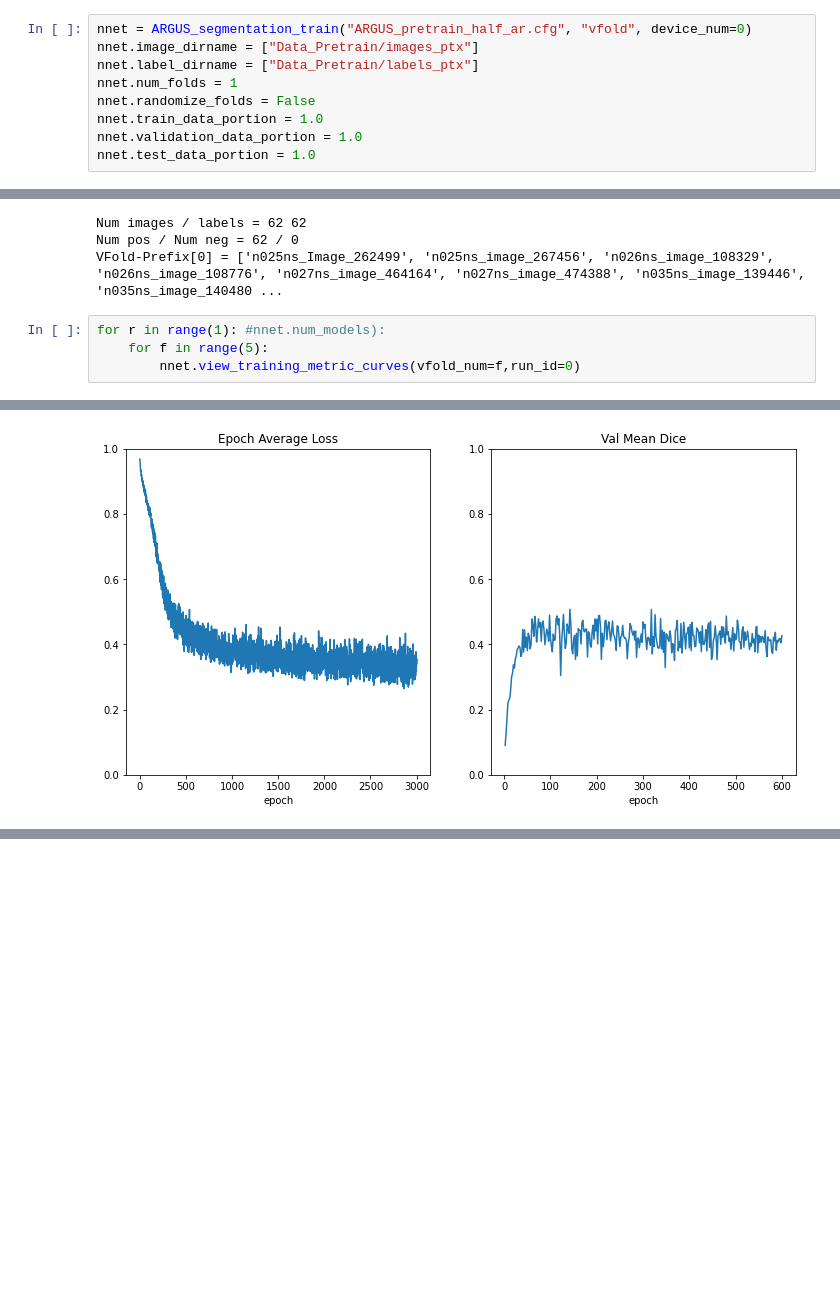
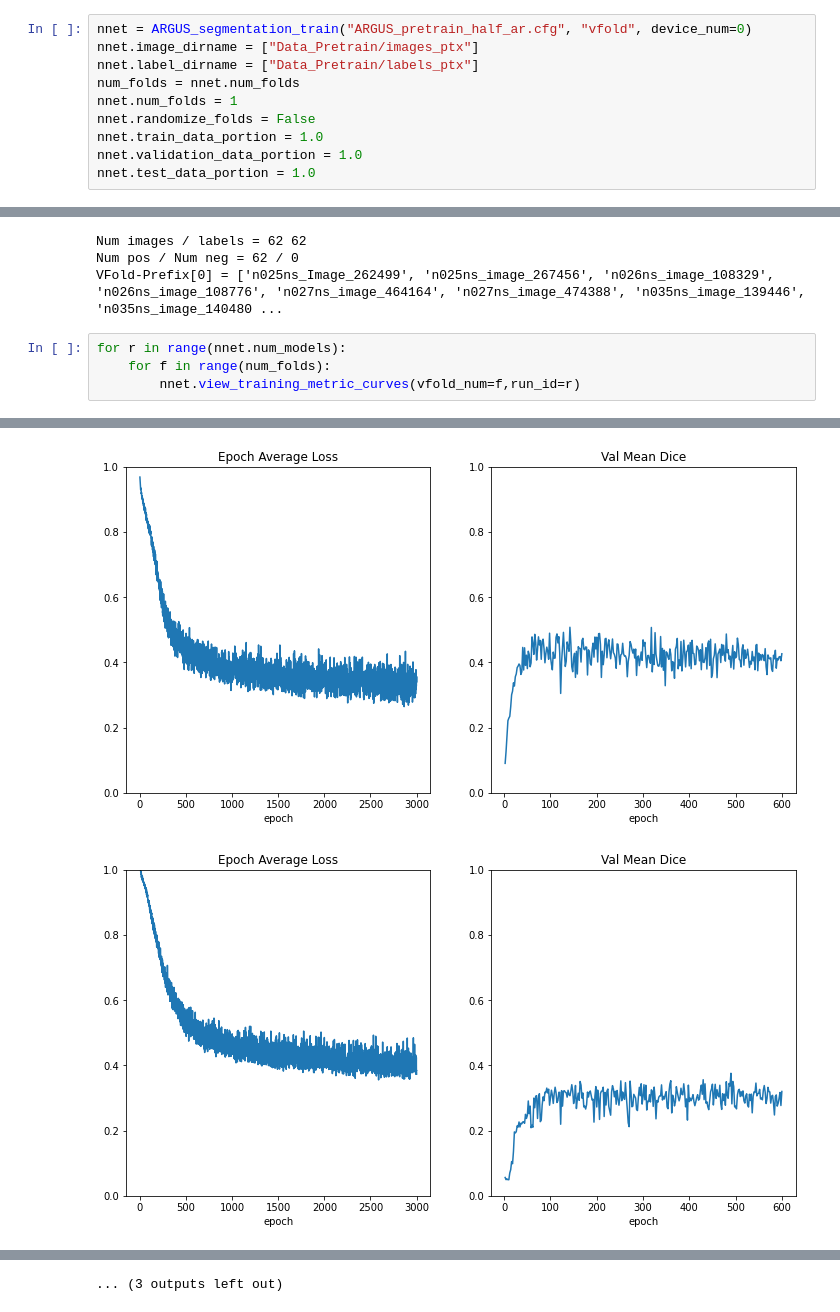
Before and after one commit to KitwareMedical/itkARGUS-DARPA-POCUS_AI-Archive, a Jupyter notebook: Pretrain/ARGUS_pretrain_half_select_vfold-Experiment.ipynb, the cells around one changed output, grey strips where cells are left out. Cells and saved outputs as stored; diff of their text form; blank space fills up the shorter version.

```diff
--- a/Pretrain/ARGUS_pretrain_half_select_vfold-Experiment.ipynb
+++ b/Pretrain/ARGUS_pretrain_half_select_vfold-Experiment.ipynb
@@ -7,6 +7,7 @@ from ARGUS_segmentation_train import ARGUS_segmentation_train
 nnet = ARGUS_segmentation_train("ARGUS_pretrain_half_ar.cfg", "vfold", device_num=0)
 nnet.image_dirname = ["Data_Pretrain/images_ptx"]
 nnet.label_dirname = ["Data_Pretrain/labels_ptx"]
+num_folds = nnet.num_folds
 nnet.num_folds = 1
 nnet.randomize_folds = False
 nnet.train_data_portion = 1.0
@@ -19,12 +20,13 @@ Num images / labels = 62 62
 Num pos / Num neg = 62 / 0
 VFold-Prefix[0] = ['n025ns_Image_262499', 'n025ns_image_267456', 'n026ns_image_108329', 'n026ns_image_108776', 'n027ns_image_464164', 'n027ns_image_474388', 'n035ns_image_139446', 'n035ns_image_140480 ...
 # %%
-for r in range(1): #nnet.num_models):
-    for f in range(5):
-        nnet.view_training_metric_curves(vfold_num=f,run_id=0)
+for r in range(nnet.num_models):
+    for f in range(num_folds):
+        nnet.view_training_metric_curves(vfold_num=f,run_id=r)
 # %% [output]
 [figure]
 [figure]
 [figure]
 [figure]
 [figure]
+[figure, added]
@@ -31 +39,2 @@ for r in range(1): #nnet.num_models):
+... (3 outputs left out)
 # %%
```
Also changed, not shown: parts of 3 cells of this notebook, 31 other files.
